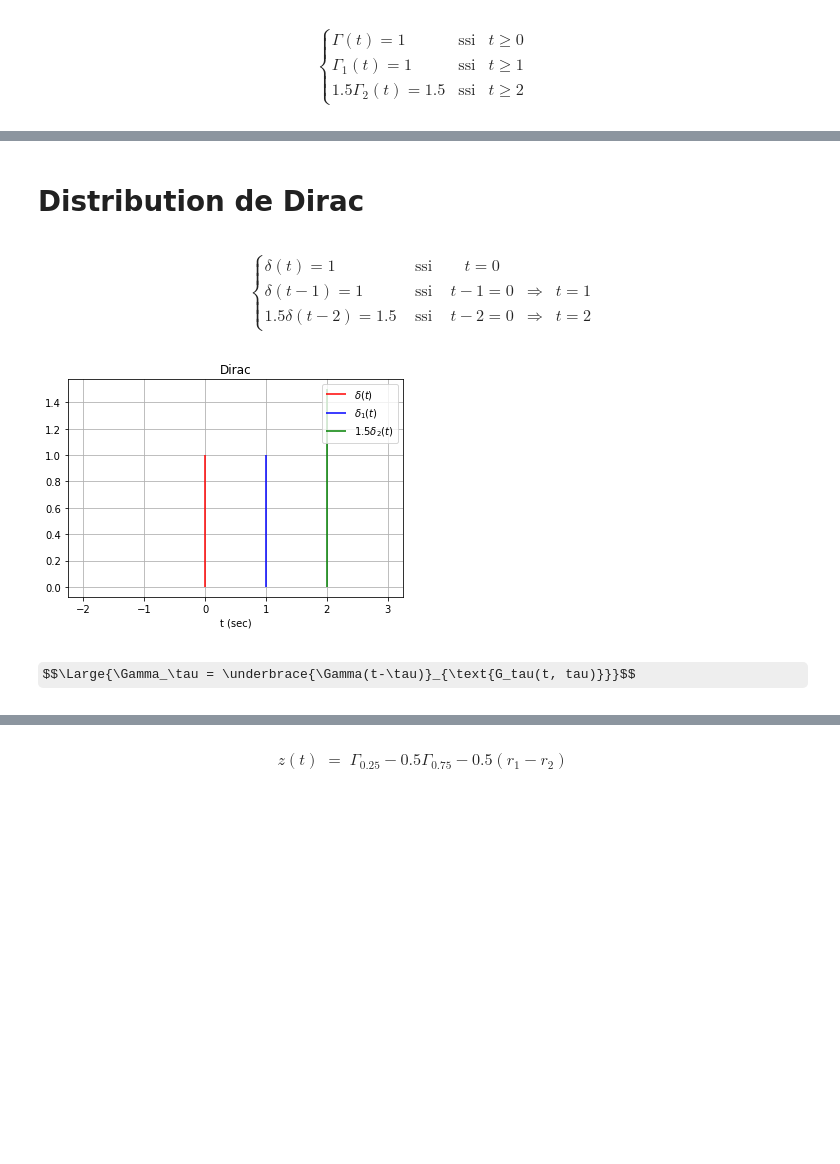
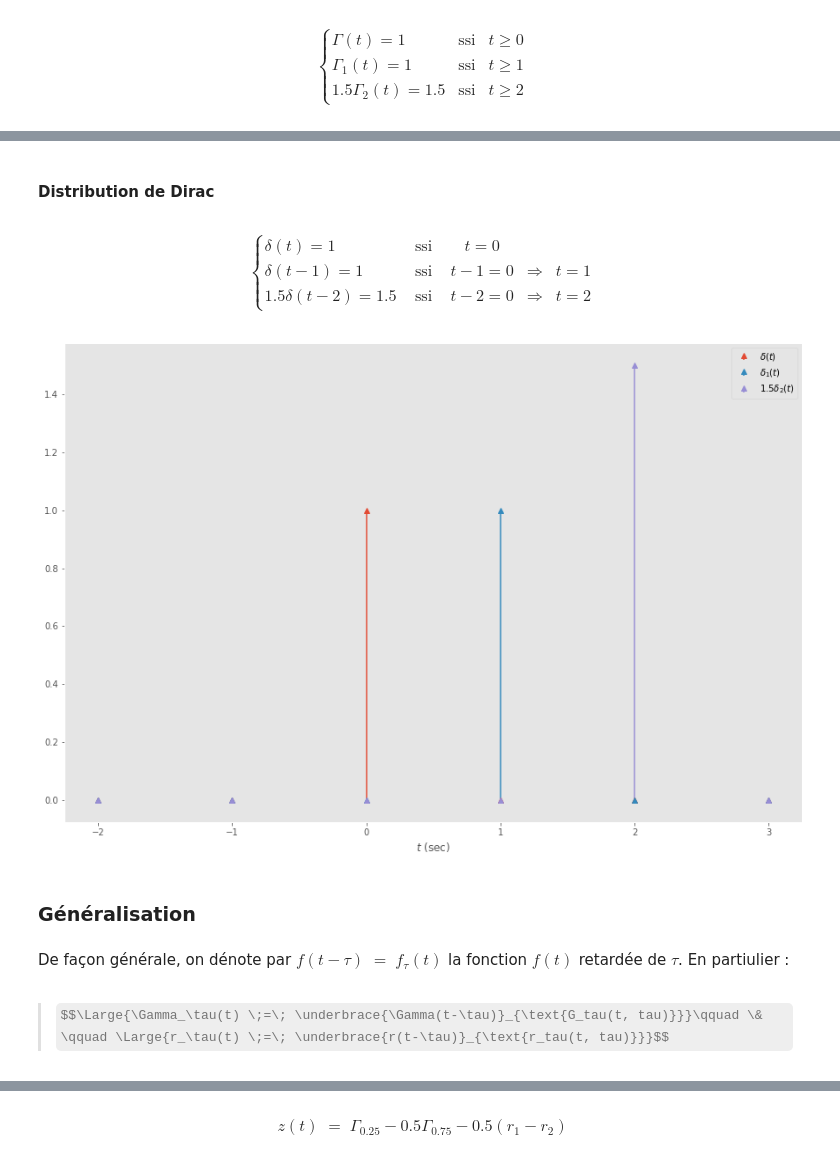
Before and after one commit to a-mhamdi/cosnip, a Jupyter notebook: Python/sig-proc/code-ts.ipynb, the cells around one changed output, grey strips where cells are left out. Saved outputs shown, nothing was run; the diff lists cells and outputs as text; code cells hidden in the pictures; some formulas as TeX source; blank space fills up the shorter version.

```diff
--- a/Python/sig-proc/code-ts.ipynb
+++ b/Python/sig-proc/code-ts.ipynb
@@ -2,4 +17,7 @@
 import numpy as np
 import matplotlib.pyplot as plt
 
+plt.style.use("ggplot")
+plt.rcParams['figure.figsize'] = [15, 10]
+plt.rc({"keymap.grid": "g", "font.serif": "Charter", "font.size": 10})
 import tikzplotlib as mikz
@@ -52,5 +74,5 @@ plt.show()
 # %% [markdown]
-# Distribution de Dirac
+#### Distribution de Dirac
 # %% [markdown]
 $$\left\{\begin{array}{lcccc}
 \delta(t) = 1 &\text{ ssi } & t = 0&&\\
@@ -58,17 +80,17 @@ $$\left\{\begin{array}{lcccc}
 1.5\delta(t-2) = 1.5 &\text{ ssi }& t-2 = 0 &\Rightarrow& t=2
 \end{array}\right.$$
 # %%
-t = np.array( [-2, -1, 0, 1, 2, 3] )
-x = np.array( [0, 0, 1, 0, 0, 0] )
-y = np.array( [0, 0, 0, 1, 0, 0] )
-z = np.array( [0, 0, 0, 0, 1.5, 0] )
-plt.vlines(t, 0, x, 'r', label=r'$\delta(t)$')
-plt.vlines(t, 0, y, 'b', label=r'$\delta_1(t)$')
-plt.vlines(t, 0, z, 'g', label=r'$1.5\delta_2(t)$')
+t = np.linspace(-2, 3, 6); nt = len(t)
+x = np.zeros(len(t)); x[ t==0.0 ] = 1;
+y = np.zeros(len(t)); y[ t==1.0 ] = 1;
+z = np.zeros(len(t)); z[ t==2.0 ] = 1.5;
+
+plt.stem(t,x,'C0',markerfmt='C0^',basefmt=" ",label=r'$\delta(t)$',use_line_collection=True)
+plt.stem(t,y,'C1',markerfmt='C1^',basefmt=" ",label=r'$\delta_1(t)$',use_line_collection=True)
+plt.stem(t,z,'C2',markerfmt='C2^',basefmt=" ",label=r'$1.5\delta_2(t)$',use_line_collection=True)
+plt.xlabel('$t$ (sec)')
+plt.legend()
 plt.grid()
-plt.legend()
-plt.xlabel('t (sec)')
-plt.title('Dirac')
 plt.show()
 # %% [output]
-[figure, old version]
+[figure, new version]
@@ -78,5 +97,9 @@ import matplotlib.pyplot as plt
+# %% [markdown]
+### Généralisation <a name="gen-sig"></a>
+# %% [markdown]
+De façon générale, on dénote par $f(t-\tau)\;=\;f_\tau(t)$ la fonction $f(t)$ retardée de $\tau$. En partiulier :
 # %% [markdown]
-$$\Large{\Gamma_\tau = \underbrace{\Gamma(t-\tau)}_{\text{G_tau(t, tau)}}}$$
+> $$\Large{\Gamma_\tau(t) \;=\; \underbrace{\Gamma(t-\tau)}_{\text{G_tau(t, tau)}}}\qquad \& \qquad \Large{r_\tau(t) \;=\; \underbrace{r(t-\tau)}_{\text{r_tau(t, tau)}}}$$
 # %%
 t = np.linspace(-0.5, 2.5, 1000)
 
```
Also changed, not shown: parts of 65 cells of this notebook, 4 other files.
